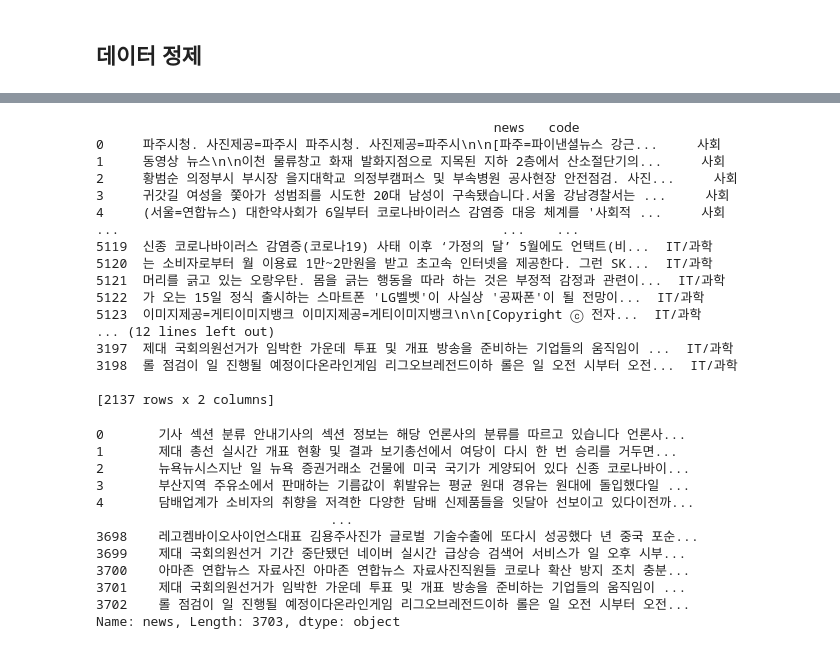
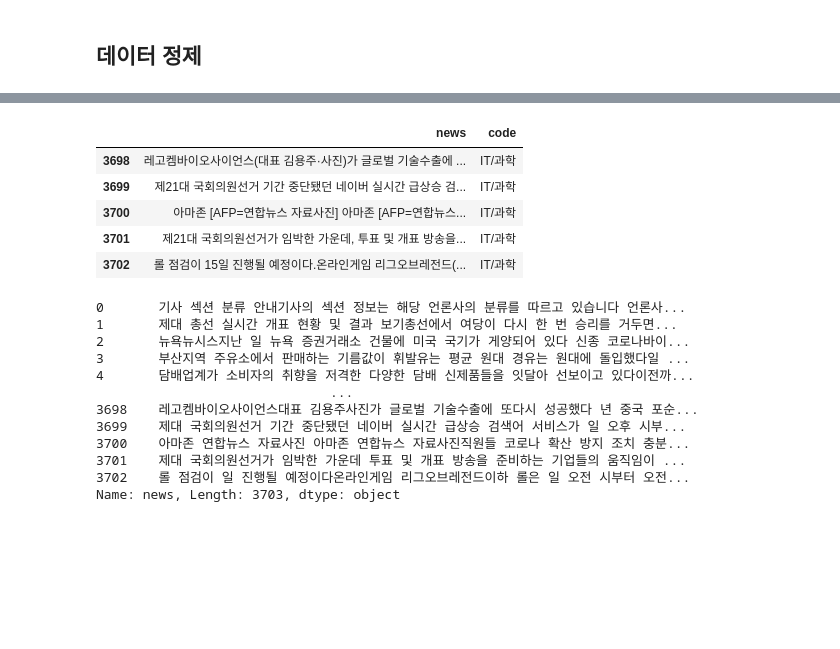
Before and after one commit to hyeonkimmm/AIFFEL_Study, a Jupyter notebook: e3_news_article_crawling_analysis/news_article_crawling_analysis.ipynb, the cells around one changed output, grey strips where cells are left out. Saved outputs shown, nothing was run; the diff lists cells and outputs as text; code cells hidden in the pictures; blank space fills up the shorter version.

```diff
--- a/e3_news_article_crawling_analysis/news_article_crawling_analysis.ipynb
+++ b/e3_news_article_crawling_analysis/news_article_crawling_analysis.ipynb
@@ -393,25 +353,12 @@ df1.head()
-# %%
-df = pd.merge(df1,df2)
-print(df1)
-print(df2)
-# %% [output]
-                                                   news   code
-0     파주시청. 사진제공=파주시 파주시청. 사진제공=파주시\n\n[파주=파이낸셜뉴스 강근...     사회
-1     동영상 뉴스\n\n이천 물류창고 화재 발화지점으로 지목된 지하 2층에서 산소절단기의...     사회
-2     황범순 의정부시 부시장 을지대학교 의정부캠퍼스 및 부속병원 공사현장 안전점검. 사진...     사회
-3     귀갓길 여성을 쫓아가 성범죄를 시도한 20대 남성이 구속됐습니다.서울 강남경찰서는 ...     사회
-4     (서울=연합뉴스) 대한약사회가 6일부터 코로나바이러스 감염증 대응 체계를 '사회적 ...     사회
-...                                                 ...    ...
-5119  신종 코로나바이러스 감염증(코로나19) 사태 이후 ‘가정의 달’ 5월에도 언택트(비...  IT/과학
-5120  는 소비자로부터 월 이용료 1만~2만원을 받고 초고속 인터넷을 제공한다. 그런 SK...  IT/과학
-5121  머리를 긁고 있는 오랑우탄. 몸을 긁는 행동을 따라 하는 것은 부정적 감정과 관련이...  IT/과학
-5122  가 오는 15일 정식 출시하는 스마트폰 'LG벨벳'이 사실상 '공짜폰'이 될 전망이...  IT/과학
-5123  이미지제공=게티이미지뱅크 이미지제공=게티이미지뱅크\n\n[Copyright ⓒ 전자...  IT/과학
-... (12 lines left out)
-3197  제대 국회의원선거가 임박한 가운데 투표 및 개표 방송을 준비하는 기업들의 움직임이 ...  IT/과학
-3198  롤 점검이 일 진행될 예정이다온라인게임 리그오브레전드이하 롤은 일 오전 시부터 오전...  IT/과학
-
-[2137 rows x 2 columns]
+# %%
+df2.tail()
+# %% [output]
+|  | news | code |
+| 3698 | 레고켐바이오사이언스(대표 김용주·사진)가 글로벌 기술수출에 ... | IT/과학 |
+| 3699 | 제21대 국회의원선거 기간 중단됐던 네이버 실시간 급상승 검... | IT/과학 |
+| 3700 | 아마존 [AFP=연합뉴스 자료사진] 아마존 [AFP=연합뉴스... | IT/과학 |
+| 3701 | 제21대 국회의원선거가 임박한 가운데, 투표 및 개표 방송을... | IT/과학 |
+| 3702 | 롤 점검이 15일 진행될 예정이다.온라인게임 리그오브레전드(... | IT/과학 |
 # %%
 # 정규 표현식을 이용해서 한글 외의 문자는 전부 제거합니다.
 df2['news'] = df2['news'].str.replace("[^ㄱ-ㅎㅏ-ㅣ가-힣 ]","")
```
Also changed, not shown: parts of 52 cells of this notebook.
